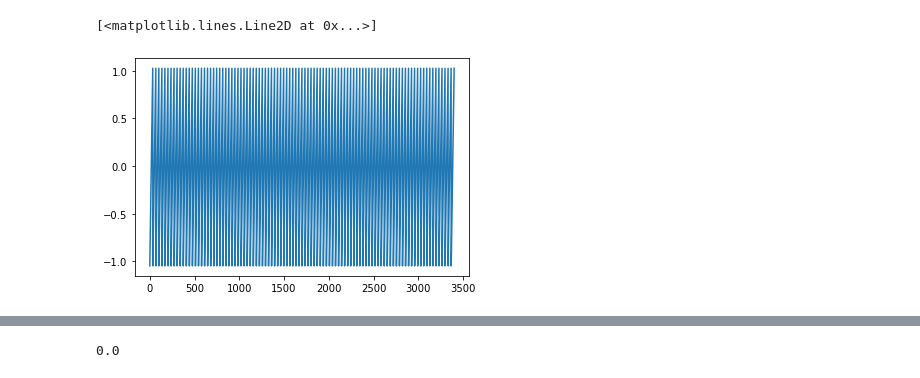
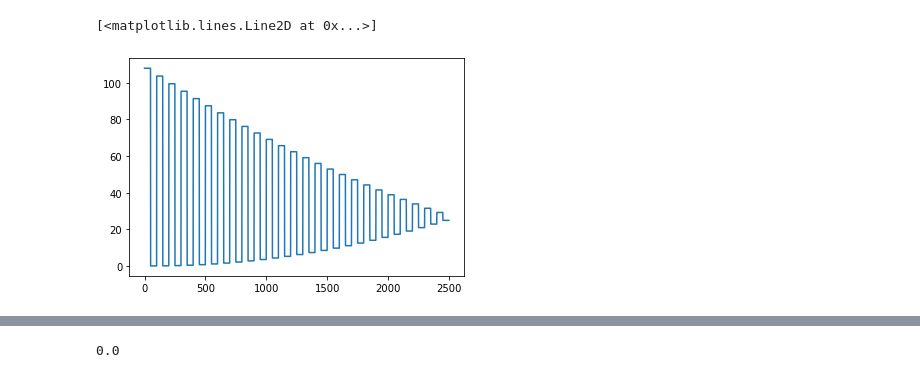
Before and after one commit to wmbjo/ns-3.37, a Jupyter notebook: plot_antenna.ipynb, the cells around one changed output, grey strips where cells are left out. Drawn from its saved outputs; the diff is of its cells as text; code cells hidden in the pictures.

```diff
--- a/plot_antenna.ipynb
+++ b/plot_antenna.ipynb
@@ -24,8 +24,8 @@ df
 # %%
-plt.plot(df.theta_rad)
+plt.plot(df.gain_db)
 # %% [output]
 [<matplotlib.lines.Line2D at 0x...>]
-[figure, old version]
+[figure, new version]
 # %%
 plt.plot(df.phi_rad)
 # %% [output]
```
Also changed, not shown: parts of 9 cells of this notebook, 8 other files.
